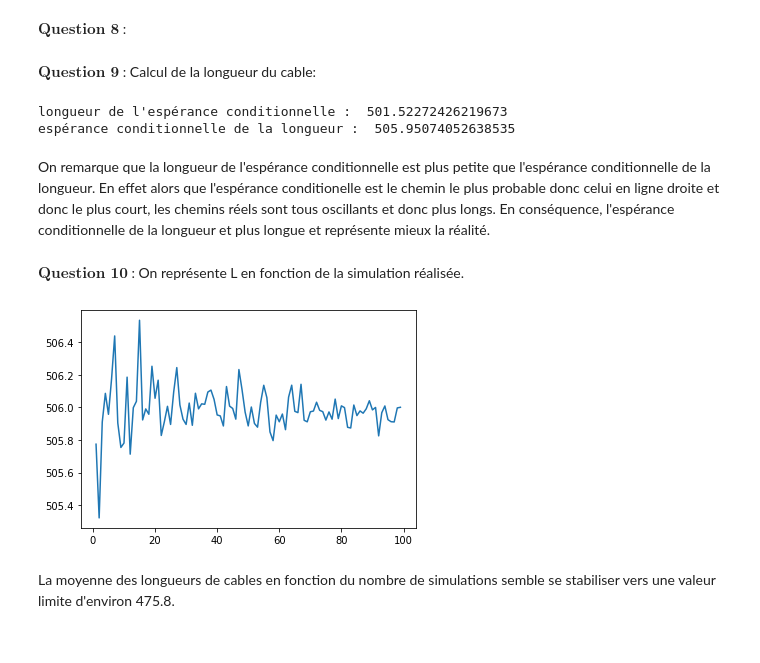
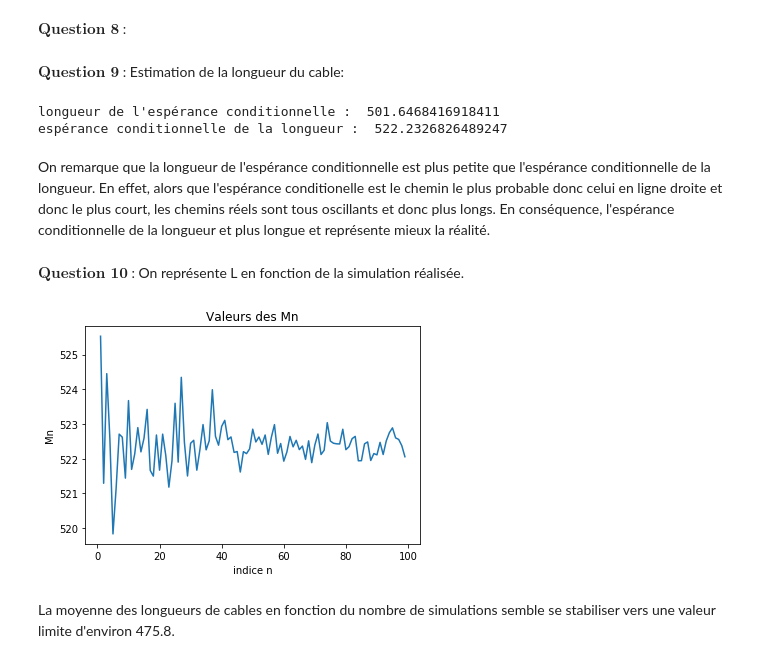
Before and after one commit to florentdup/Projet-maths-info, a Jupyter notebook: projet_cable_sous_marin.ipynb, the cells around one changed output. Drawn from its saved outputs; the diff is of its cells as text; code cells hidden in the pictures.

```diff
--- a/projet_cable_sous_marin.ipynb
+++ b/projet_cable_sous_marin.ipynb
@@ -83,7 +83,7 @@ $\textbf{Question 2}$ : On défini mat_distance qui retourne la matrice de dista
 def matrice_distance(x):
     A=np.array([x]*len(x)).T
     B=np.array([x]*len(x))
-    return np.abs(A-B)
+    return np.abs((A-B)*Delta)
 # %% [markdown]
 $\textbf{Question 3}$ : Le calcul de la matrice de covariance est réalisé par le code suivant:
 # %%
@@ -112,12 +112,19 @@ cov_y = np.delete(np.delete(matrice_covZ, observation_indexes, axis=0), observat
 # %% [markdown]
 $\textbf{Question 5}$ :
 # %%
-my = np.full((95,),-5)
+my = np.full((95),-5)
 cov_z_inv = np.linalg.inv(cov_z)
 m_cond = my + np.dot(cov_yz, np.dot(cov_z_inv, depth - np.full((6,), -5))) #Attention erreur de signe ? dans la formule c'est marqué - et non + mais on voit ici que c'est + qui marche
 l = m_cond.copy()
 for i in range(6):
     l = np.insert(l,observation_indexes[i],depth[i])
+
+
+fig, ax = plt.subplots()
+ax.set_title("Représentation de l'espérence conditionnelle")
+ax.set_xlabel('indexe de discrétisation')
+ax.set_ylabel('hauteur du fond marin')
+
 plt.plot(l)
 plt.show()
 # %% [output]
@@ -161,7 +180,7 @@ def L(Z,delta):
         S+=np.sqrt(delta**2+(Z[i]-Z[i-1])**2)
     return S
 # %% [markdown]
-$\textbf{Question 9}$ : Calcul de la longueur du cable:
+$\textbf{Question 9}$ : Estimation de la longueur du cable:
 # %%
 def calcL(n):
     L_tot = 0
@@ -176,20 +195,25 @@ print("longueur de l'espérance conditionnelle : ", l_m)
 L_tot = calcL(100)
 print("espérance conditionnelle de la longueur : ", L_tot)
 # %% [output]
-longueur de l'espérance conditionnelle :  501.52272426219673
-espérance conditionnelle de la longueur :  505.95074052638535
+longueur de l'espérance conditionnelle :  501.6468416918411
+espérance conditionnelle de la longueur :  522.2326826489247
 # %% [markdown]
-On remarque que la longueur de l'espérance conditionnelle est plus petite que l'espérance conditionnelle de la longueur. En effet alors que l'espérance conditionelle est le chemin le plus probable donc celui en ligne droite et donc le plus court, les chemins réels sont tous oscillants et donc plus longs. En conséquence, l'espérance conditionnelle de la longueur et plus longue et représente mieux la réalité.
+On remarque que la longueur de l'espérance conditionnelle est plus petite que l'espérance conditionnelle de la longueur. En effet, alors que l'espérance conditionelle est le chemin le plus probable donc celui en ligne droite et donc le plus court, les chemins réels sont tous oscillants et donc plus longs. En conséquence, l'espérance conditionnelle de la longueur et plus longue et représente mieux la réalité.
 # %% [markdown]
 $\textbf{Question 10}$ : On représente L en fonction de la simulation réalisée.
 # %%
 list_Long = []
 for i in range(1,100):
     list_Long.append(calcL(i))
+
+fig, ax = plt.subplots()
+ax.set_title("Valeurs des Mn")
+ax.set_xlabel('indice n')
+ax.set_ylabel('Mn')
 plt.plot([i for i in range(1,100)], list_Long)
 plt.show()
 # %% [output]
-[figure, old version]
+[figure, new version]
 # %% [markdown]
 La moyenne des longueurs de cables en fonction du nombre de simulations semble se stabiliser vers une valeur limite d'environ 475.8.
 # %% [markdown]
```
Also changed, not shown: parts of 13 cells of this notebook.
